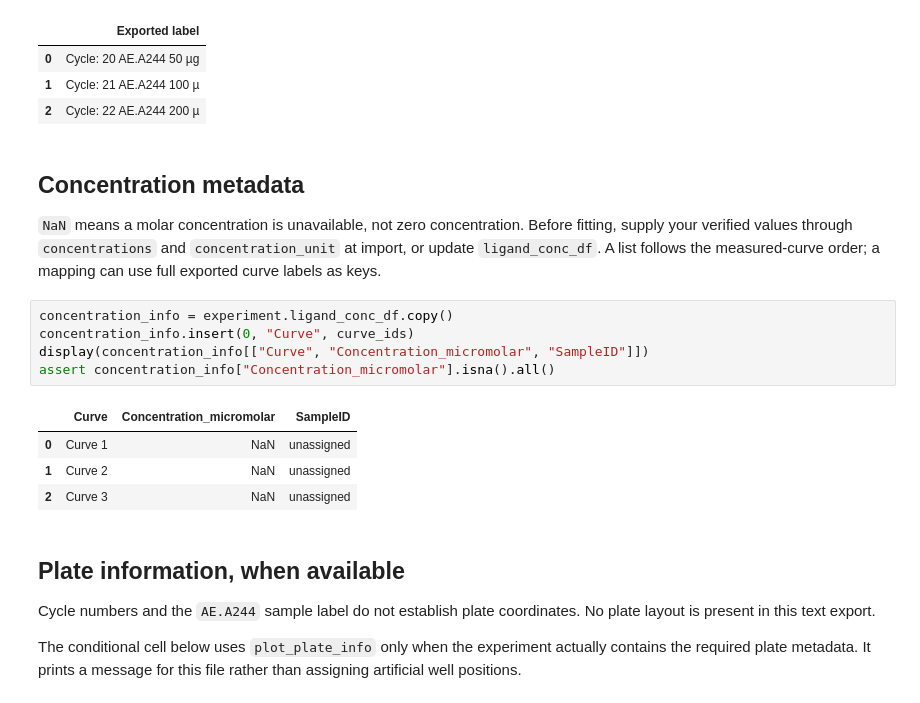
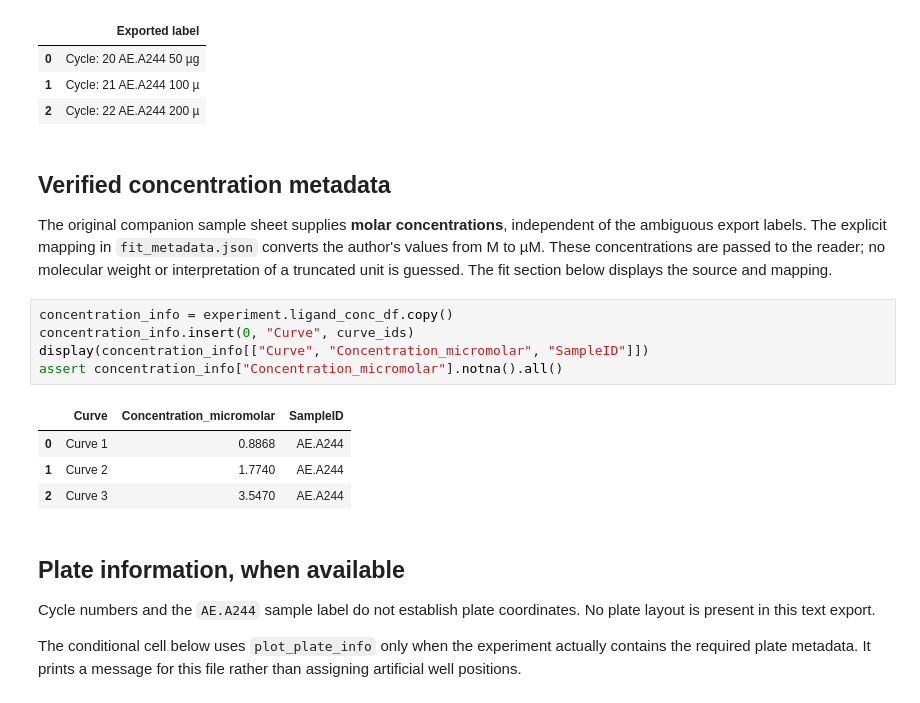
Before and after one commit to osvalB/pykingenie, a Jupyter notebook: notebooks/14_biacore_cycle_sample_import.ipynb, the cells around one changed output. Saved outputs shown, nothing was run; the diff lists cells and outputs as text.

```diff
--- a/notebooks/14_biacore_cycle_sample_import.ipynb
+++ b/notebooks/14_biacore_cycle_sample_import.ipynb
@@ -102,22 +106,23 @@ plot_labels = header_info["Concentration_label"].tolist()
 | 1 | Cycle: 21 AE.A244 100 µ |
 | 2 | Cycle: 22 AE.A244 200 µ |
 # %% [markdown]
-## Concentration metadata
+## Verified concentration metadata
 
-`NaN` means a molar concentration is unavailable, not zero concentration.
-Before fitting, supply your verified values through `concentrations` and
-`concentration_unit` at import, or update `ligand_conc_df`. A list follows the
-measured-curve order; a mapping can use full exported curve labels as keys.
+The original companion sample sheet supplies **molar concentrations**, independent
+of the ambiguous export labels. The explicit mapping in `fit_metadata.json`
+converts the author's values from M to µM. These concentrations are passed to the
+reader; no molecular weight or interpretation of a truncated unit is guessed.
+The fit section below displays the source and mapping.
 # %%
 concentration_info = experiment.ligand_conc_df.copy()
 concentration_info.insert(0, "Curve", curve_ids)
 display(concentration_info[["Curve", "Concentration_micromolar", "SampleID"]])
-assert concentration_info["Concentration_micromolar"].isna().all()
+assert concentration_info["Concentration_micromolar"].notna().all()
 # %% [output]
 |  | Curve | Concentration_micromolar | SampleID |
-| 0 | Curve 1 | NaN | unassigned |
-| 1 | Curve 2 | NaN | unassigned |
-| 2 | Curve 3 | NaN | unassigned |
+| 0 | Curve 1 | 0.8868 | AE.A244 |
+| 1 | Curve 2 | 1.7740 | AE.A244 |
+| 2 | Curve 3 | 3.5470 | AE.A244 |
 # %% [markdown]
 ## Plate information, when available
 
```
Also changed, not shown: parts of 20 cells of this notebook, 18 other files.
